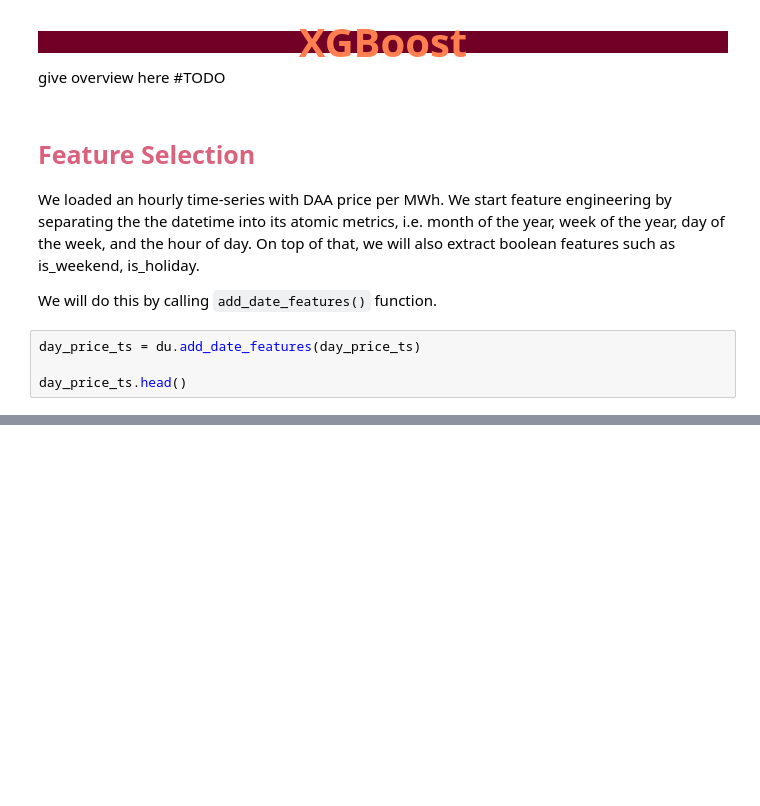
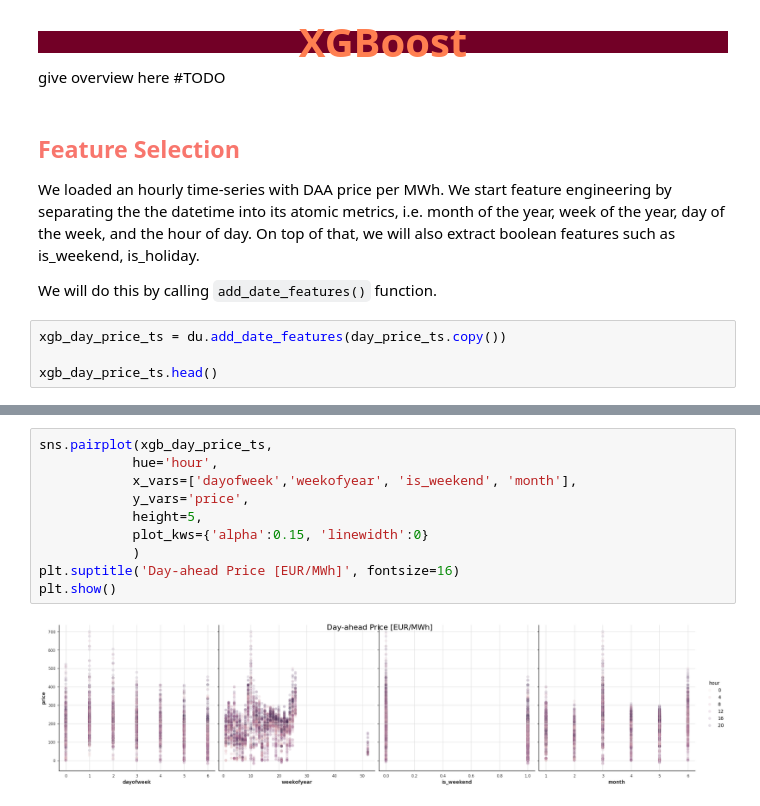
Before and after one commit to matt-lvk/energy_market_toymodel, a Jupyter notebook: submission.ipynb, the cells around one changed output, grey strips where cells are left out. Saved outputs shown, nothing was run; the diff lists cells and outputs as text; blank space fills up the shorter version.

```diff
--- a/submission.ipynb
+++ b/submission.ipynb
@@ -289,15 +290,16 @@ give overview here #TODO
 # %% [markdown]
 <a id="0"></a>
 
-# <h1 style="font-family: Trebuchet MS; font-size: 25px; color: #da627d; text-align: left; "><b>Feature Selection</b></h1>
+## <span style="color: #F8766D;">**Feature Selection**</span>
+
 
 We loaded an hourly time-series with DAA price per MWh. We start feature engineering by separating the the datetime into its atomic metrics, i.e. month of the year, week of the year, day of the week, and the hour of day. On top of that, we will also extract boolean features such as is_weekend, is_holiday.
 
 We will do this by calling `add_date_features()` function.
 # %%
-day_price_ts = du.add_date_features(day_price_ts)
+xgb_day_price_ts = du.add_date_features(day_price_ts.copy())
 
-day_price_ts.head()
+xgb_day_price_ts.head()
 # %% [output]
 |  | price | is_weekend | datetime | hour | dayofweek | quarter | year | dayofyear | dayofmonth | ... |
 | start_time |  |  |  |  |  |  |  |  |  | ... |
@@ -306,3 +308,15 @@ day_price_ts.head()
 | 2022-01-01 02:00:00 | 43.22 | True | 2022-01-01 02:00:00 | 2 | 5 | 1 | 2022 | 1 | 1 | ... |
 | 2022-01-01 03:00:00 | 45.46 | True | 2022-01-01 03:00:00 | 3 | 5 | 1 | 2022 | 1 | 1 | ... |
 | 2022-01-01 04:00:00 | 37.67 | True | 2022-01-01 04:00:00 | 4 | 5 | 1 | 2022 | 1 | 1 | ... |
+# %%
+sns.pairplot(xgb_day_price_ts,
+            hue='hour',
+            x_vars=['dayofweek','weekofyear', 'is_weekend', 'month'],
+            y_vars='price',
+            height=5,
+            plot_kws={'alpha':0.15, 'linewidth':0}
+            )
+plt.suptitle('Day-ahead Price [EUR/MWh]', fontsize=16)
+plt.show()
+# %% [output]
+[figure, added]
```
Also changed, not shown: parts of 30 cells of this notebook, 2 other files.
